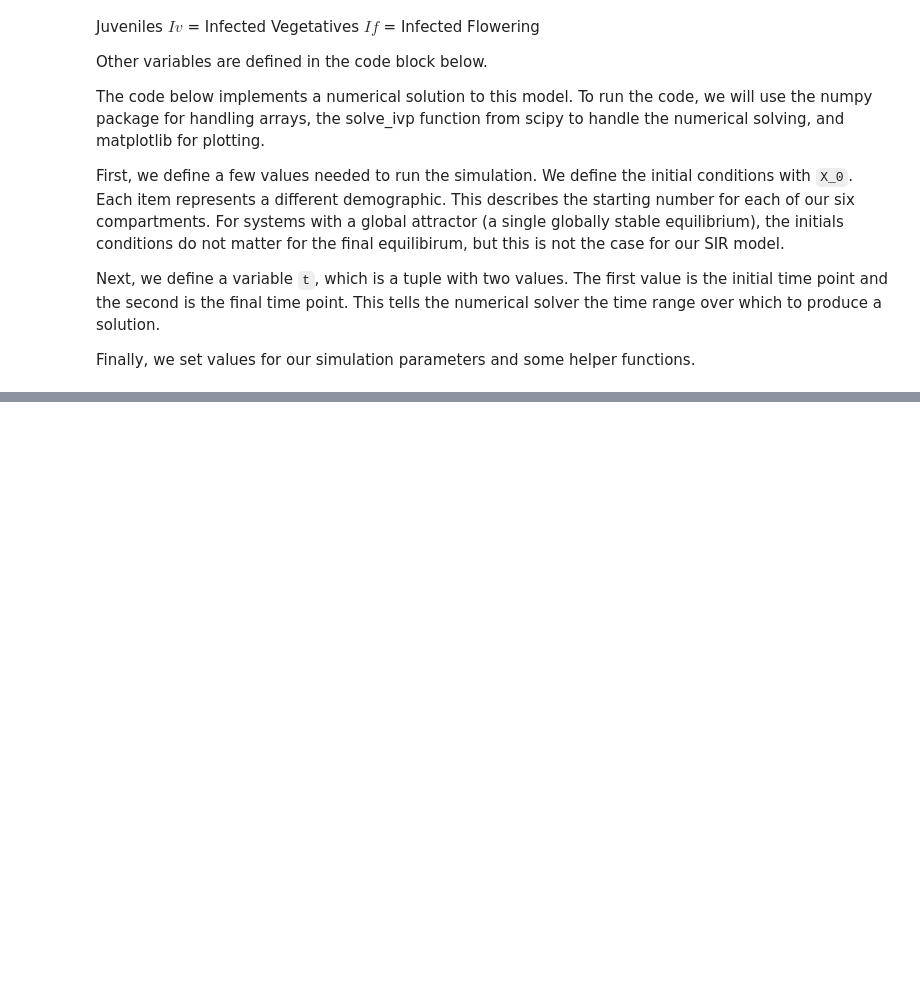
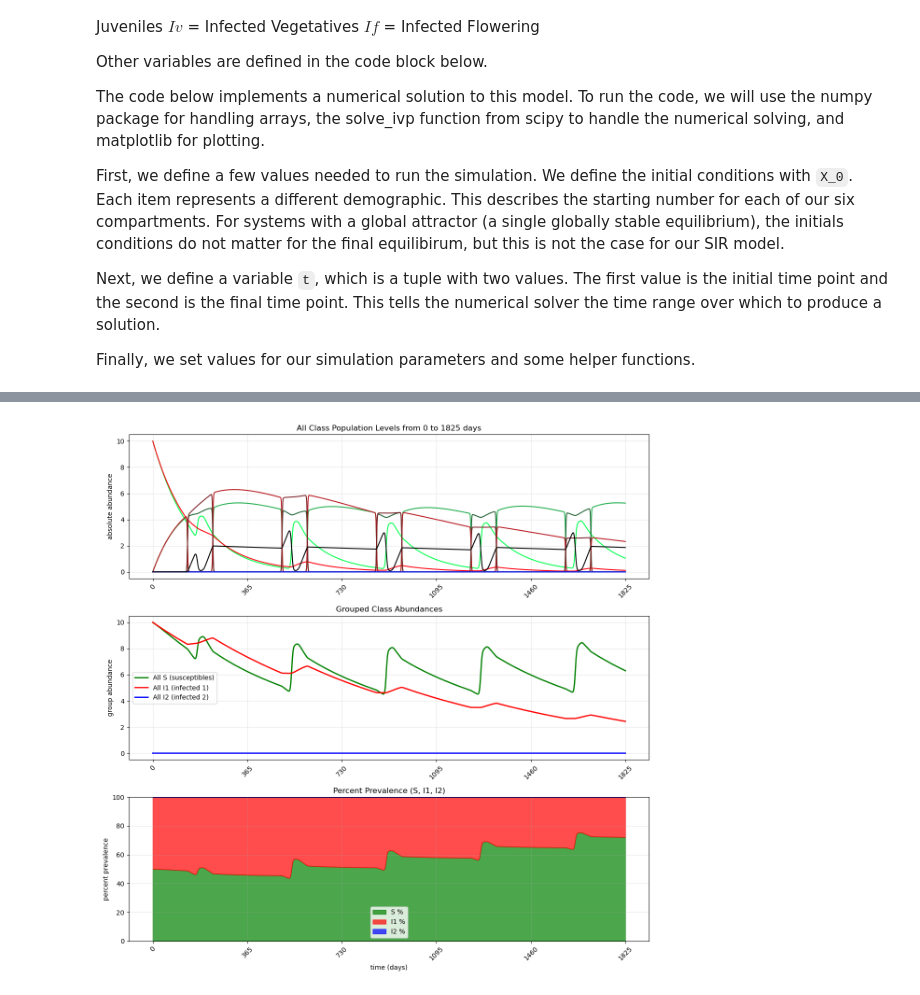
Before and after one commit to bds062/Host-Pathogen-Evolutionary-Dynamics-Model, a Jupyter notebook: Final_Model.ipynb, the cells around one changed output, grey strips where cells are left out. Cells and saved outputs as stored; diff of their text form; code cells hidden in the pictures; blank space fills up the shorter version.

```diff
--- a/Final_Model.ipynb
+++ b/Final_Model.ipynb
@@ -388,0 +661,11 @@ graph_model.graph()
+# %%
+# Usage examples:
+# For scrollable version:
+# scrollable_model = ScrollableGraphModel(model)
+# plt.show()
+
+# For custom bounds version:
+custom_model = BoundsGraphModel(model,0*365,5*365)
+custom_model.plot()
+# %% [output]
+[figure, added]
```
Also changed, not shown: parts of 5 cells of this notebook, 2 other files.
